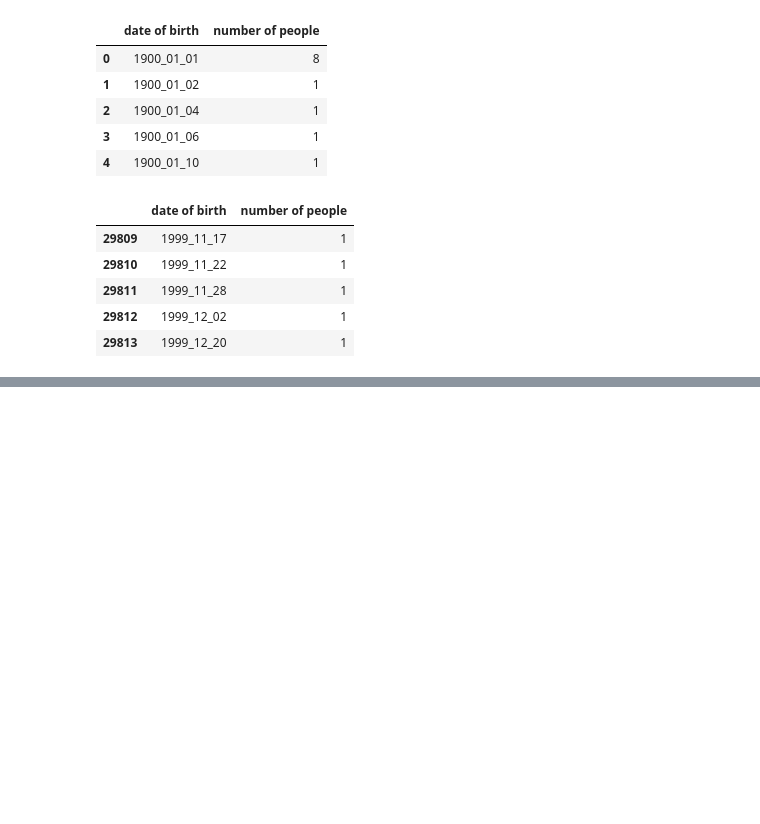
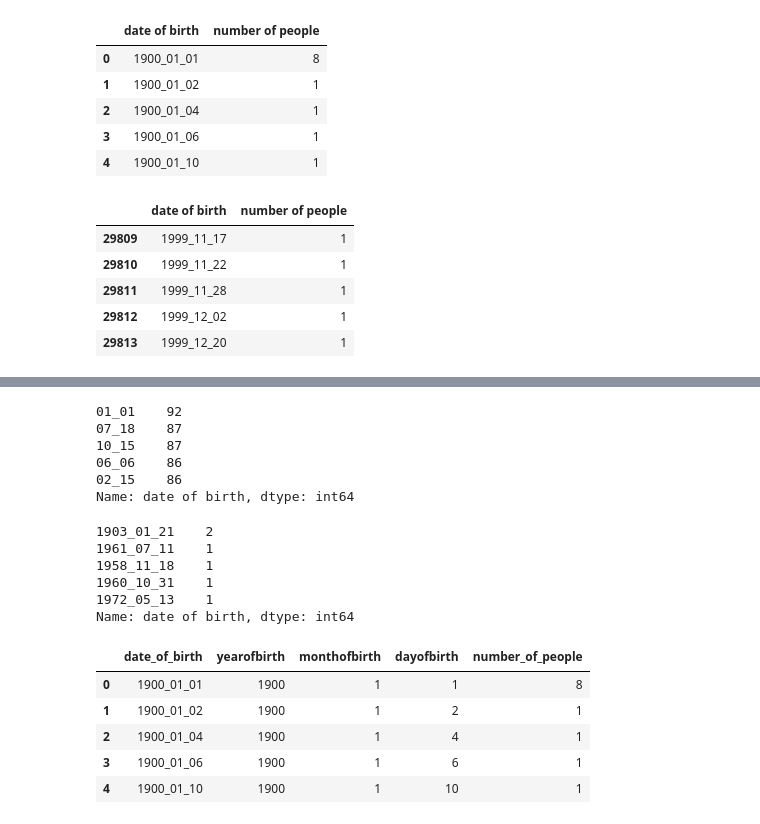
Before and after one commit to casualcoderlibhongo/Eighty20-Question-1, a Jupyter notebook: Q1 solution.ipynb, the cells around one changed output, grey strips where cells are left out. Cells and saved outputs as stored; diff of their text form; code cells hidden in the pictures; blank space fills up the shorter version.

```diff
--- a/Q1 solution.ipynb
+++ b/Q1 solution.ipynb
@@ -72,0 +107,28 @@ Percentage that fit pattern: 5.75%
+# %%
+df2['date of birth'].value_counts().head()
+# %% [output]
+01_01    92
+07_18    87
+10_15    87
+06_06    86
+02_15    86
+Name: date of birth, dtype: int64
+# %%
+df['date of birth'].value_counts().head()
+# %% [output]
+1903_01_21    2
+1961_07_11    1
+1958_11_18    1
+1960_10_31    1
+1972_05_13    1
+Name: date of birth, dtype: int64
+# %%
+clean_df = pd.read_csv('clean_data.csv')
+clean_df.head()
+# %% [output]
+|  | date_of_birth | yearofbirth | monthofbirth | dayofbirth | number_of_people |
+| 0 | 1900_01_01 | 1900 | 1 | 1 | 8 |
+| 1 | 1900_01_02 | 1900 | 1 | 2 | 1 |
+| 2 | 1900_01_04 | 1900 | 1 | 4 | 1 |
+| 3 | 1900_01_06 | 1900 | 1 | 6 | 1 |
+| 4 | 1900_01_10 | 1900 | 1 | 10 | 1 |
```
Also changed, not shown: parts of 10 cells of this notebook, 1 other file.
